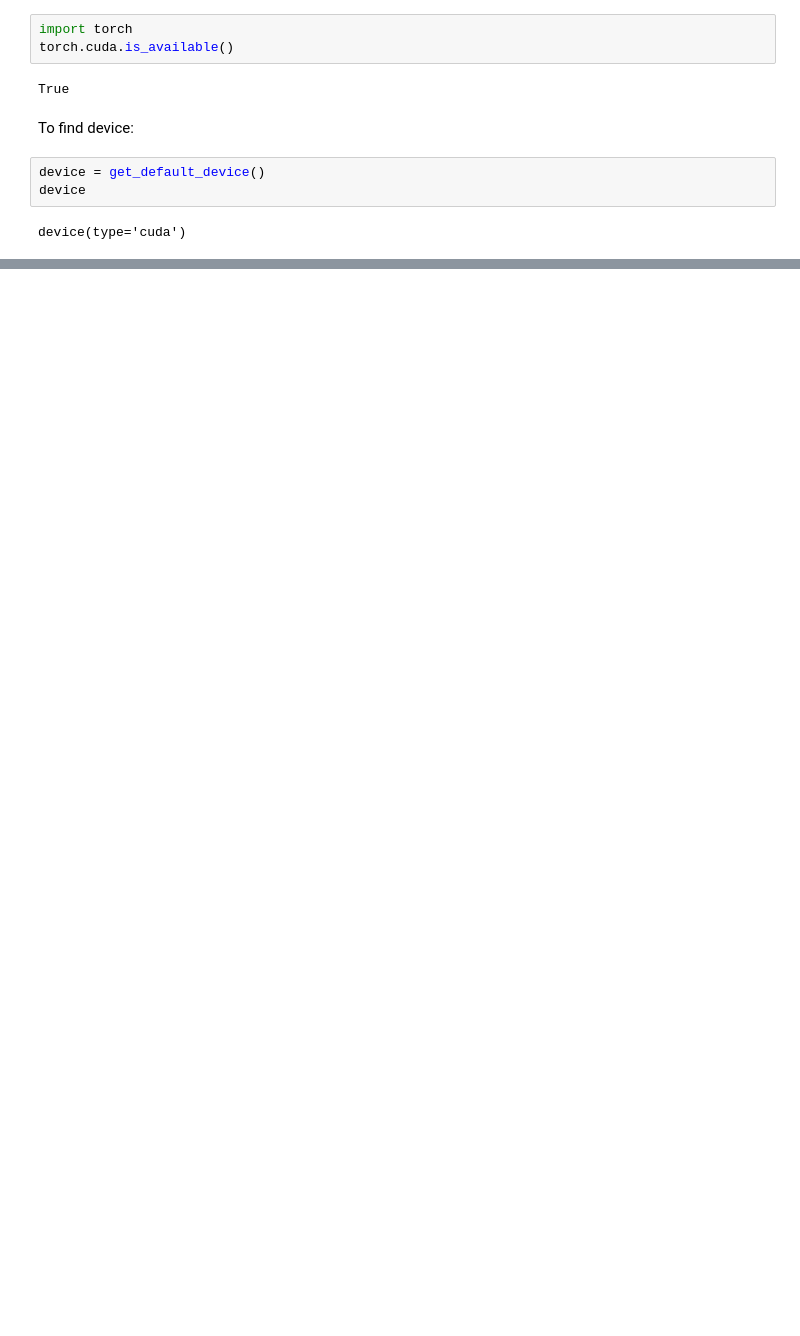
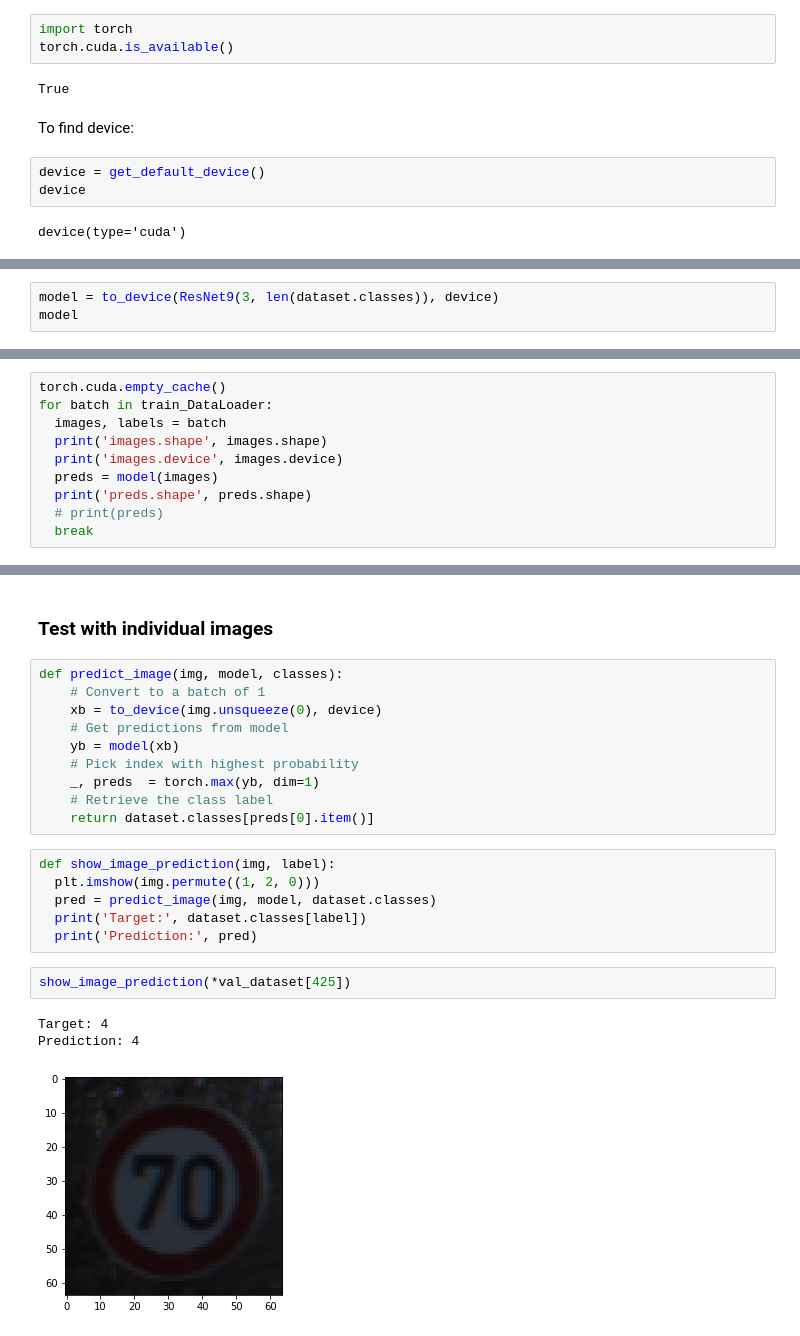
Before and after one commit to kajalkattige30/DLProject, a Jupyter notebook: TrafficSignRecognitionProject.ipynb, the cells around one changed output, grey strips where cells are left out. Cells and saved outputs as stored; diff of their text form; blank space fills up the shorter version.

```diff
--- a/TrafficSignRecognitionProject.ipynb
+++ b/TrafficSignRecognitionProject.ipynb
@@ -194,0 +349,3 @@ device(type='cuda')
+# %%
+model = to_device(ResNet9(3, len(dataset.classes)), device)
+model
@@ -194,0 +380,10 @@ device(type='cuda')
+# %%
+torch.cuda.empty_cache()
+for batch in train_DataLoader:
+  images, labels = batch
+  print('images.shape', images.shape)
+  print('images.device', images.device)
+  preds = model(images)
+  print('preds.shape', preds.shape)
+  # print(preds)
+  break
@@ -194,0 +450,24 @@ device(type='cuda')
+# %% [markdown]
+### Test with individual images
+# %%
+def predict_image(img, model, classes):
+    # Convert to a batch of 1
+    xb = to_device(img.unsqueeze(0), device)
+    # Get predictions from model
+    yb = model(xb)
+    # Pick index with highest probability
+    _, preds  = torch.max(yb, dim=1)
+    # Retrieve the class label
+    return dataset.classes[preds[0].item()]
+# %%
+def show_image_prediction(img, label):
+  plt.imshow(img.permute((1, 2, 0)))
+  pred = predict_image(img, model, dataset.classes)
+  print('Target:', dataset.classes[label])
+  print('Prediction:', pred)
+# %%
+show_image_prediction(*val_dataset[425])
+# %% [output]
+Target: 4
+Prediction: 4
+[figure, added]
```
Also changed, not shown: parts of 40 cells of this notebook.
